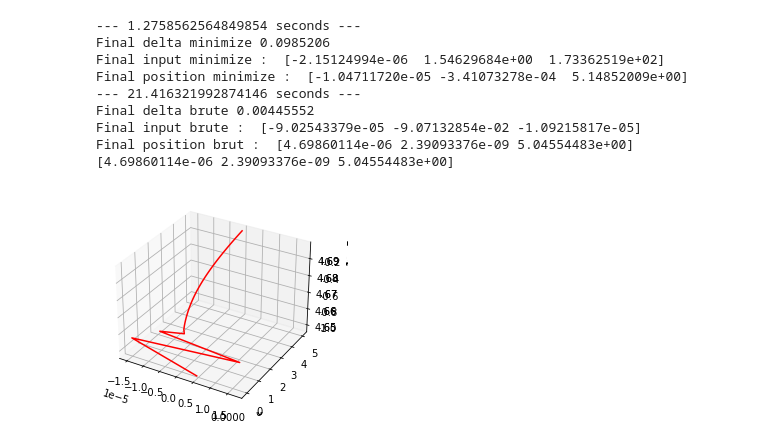
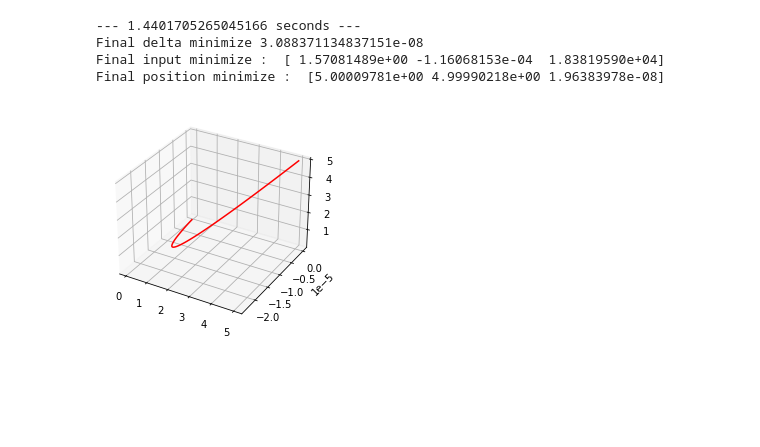
Before and after one commit to Nabnab74/rope_wind, a Jupyter notebook: Rope Simulation.ipynb, the cells around one changed output. Cells and saved outputs as stored; diff of their text form; code cells hidden in the pictures; blank space fills up the shorter version.

```diff
--- a/Rope Simulation.ipynb
+++ b/Rope Simulation.ipynb
@@ -114,7 +114,7 @@ def line_pos_plot(x,line,kite): #idem que plus haut mais permet de dessiner la l
     T_n_z     = float(F_0*np.cos(theta)*np.cos(phi))
     T_n_0       = np.array([T_n_x, T_n_y, T_n_z])
     T_j       = T_n_0
-    F_g       = np.array([0,0,-line.m_e*9.81])
+    F_g       = np.array([0,0,-line.m_e*900.81])
     wind = np.array([0,15,0])
     v_cross   = 0
 
@@ -153,48 +153,42 @@ def opti(x,line,kite) :# p_goal = position du kite
 # %%
 
 kite_vel = np.array([0,0,0]) # vitesse du kite, pas d'impact pour l'instant
-kite_pos = np.array([0,0,5.05]) # position du kite
-line1 = tether(5.1) #longueur du cable
+kite_pos = np.array([5,5,0]) # position du kite
+line1 = tether(7.1) #longueur du cable
 kite1= kite(kite_pos,kite_vel)
 
-angle_max = float(np.deg2rad(60))
+angle_max = float(np.deg2rad(170))
 bouns = ((-angle_max,angle_max),(-angle_max,angle_max), (100,5000))
 
 start_time = time.time()
-res = minimize(opti, np.array([0,0,200]),method = None, args=(line1,kite1), constraints=(), tol= 1e-7 )
+res = minimize(opti, np.array([-0.1,0,200]),method = None, args=(line1,kite1), constraints=(), tol= 1e-7 )
 print("--- %s seconds ---" % (time.time() - start_time))
-print("Final delta minimize %g " % (res.fun) )
+print("Final delta minimize %s " % (res.fun) )
 print("Final input minimize : " , (res.x) )
 #print(line_pos(res.x,line,kite),res)
 #final = line_pos_plot(res.x,line,kite)
 print("Final position minimize : " ,  line_pos_plot(res.x,line1,kite1))
 xi = res.x
 
 
 
 
 #version brute
 angle_max = float(np.deg2rad(50))
 angle_range = (-angle_max, angle_max)
 rranges = (angle_range,angle_range,(200,1000))
 
 #start_time = time.time()
-#resbrute = optimize.brute(opti, rranges,args = (line1,kite1), full_output=True,
-                          finish=optimize.fmin)
+#resbrute = optimize.brute(opti, rranges,args = (line1,kite1), full_output=True, finish=optimize.fmin)
 #print("--- %s seconds ---" % (time.time() - start_time))
 #print("Final delta brute %g " % (resbrute[1]) )
 #print("Final input brute : " , (resbrute[0]) )
 #print("Final position brut : " ,  line_pos_plot(resbrute[0],line1,kite1))
 #final2 = line_pos_plot(resbrute[0],line1,kite1)
 #print(final2)
 # %% [output]
---- 1.2758562564849854 seconds ---
-Final delta minimize 0.0985206
-Final input minimize :  [-2.15124994e-06  1.54629684e+00  1.73362519e+02]
-Final position minimize :  [-1.04711720e-05 -3.41073278e-04  5.14852009e+00]
---- 21.416321992874146 seconds ---
-Final delta brute 0.00445552
-Final input brute :  [-9.02543379e-05 -9.07132854e-02 -1.09215817e-05]
-Final position brut :  [4.69860114e-06 2.39093376e-09 5.04554483e+00]
-[4.69860114e-06 2.39093376e-09 5.04554483e+00]
+--- 1.4401705265045166 seconds ---
+Final delta minimize 3.088371134837151e-08
+Final input minimize :  [ 1.57081489e+00 -1.16068153e-04  1.83819590e+04]
+Final position minimize :  [5.00009781e+00 4.99990218e+00 1.96383978e-08]
-[figure, old version]
+[figure, new version]
```
Also changed, not shown: parts of 4 cells of this notebook.
